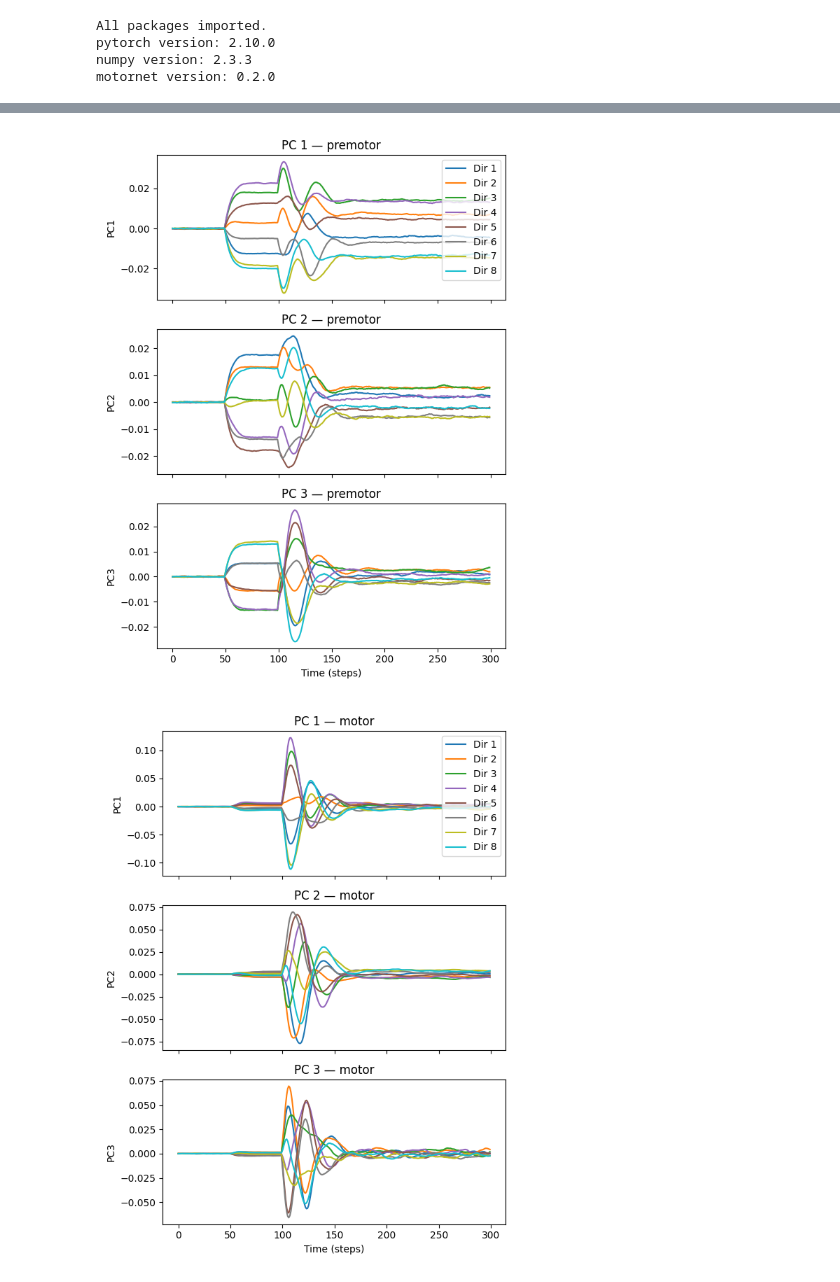
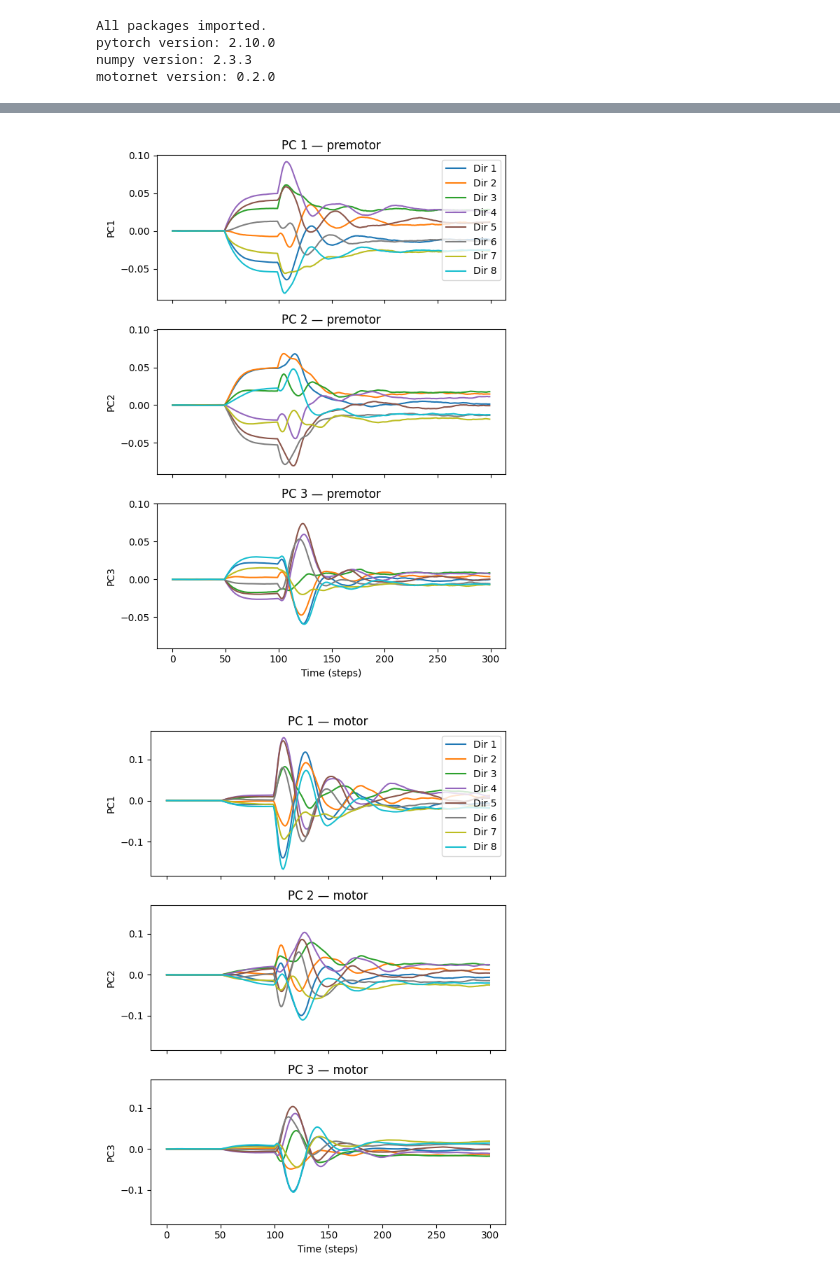
Before and after one commit to paulgribble/motornet_demo, a Jupyter notebook: visualize_modular.ipynb, the cells around one changed output, grey strips where cells are left out. Cells and saved outputs as stored; diff of their text form; code cells hidden in the pictures.

Commit message:
share y axis limits across PC time series panels
Co-Authored-By: Claude Fable 5.2 <noreply@anthropic.com>

```diff
--- a/visualize_modular.ipynb
+++ b/visualize_modular.ipynb
@@ -23,7 +23,7 @@ motornet version: 0.2.0
 # %%
 # LOAD A TRAINED MODEL
 # Change the name below to match your saved model directory
-MODEL_NAME = "my_3mod"
+MODEL_NAME = "my_4mod"
 
 model = ReachingModel.load(MODEL_NAME)
 print(model)
@@ -123,24 +126,25 @@ for mod_name in module_names:
 # %%
 for mod_name in module_names:
 
     module_to_plot = mod_name
     # PC time series for each module
     X_pca = pca_results[module_to_plot]['X_pca']
     colors = plt.cm.tab10(np.linspace(0, 1, X_pca.shape[1]))
 
-    fig, axes = plt.subplots(3, 1, figsize=(6, 8), sharex=True)
+    # sharey: PC1, PC2 and PC3 of a module get the same y axis limits
+    fig, axes = plt.subplots(3, 1, figsize=(6, 8), sharex=True, sharey=True)
 
     for i, ax in enumerate(axes):
         for cond in range(X_pca.shape[1]):
             ax.plot(X_pca[:, cond, i], color=colors[cond], label=f"Dir {cond+1}")
         ax.set_ylabel(f"PC{i+1}")
         ax.set_title(f"PC {i+1} — {module_to_plot}")
 
     axes[-1].set_xlabel("Time (steps)")
     axes[0].legend(loc='upper right')
 
     plt.tight_layout()
     plt.show()
 # %% [output]
-[figure, old version]
+[figure, new version]
-[figure, old version]
+[figure, new version]
```
Also changed, not shown: parts of 12 cells of this notebook.
